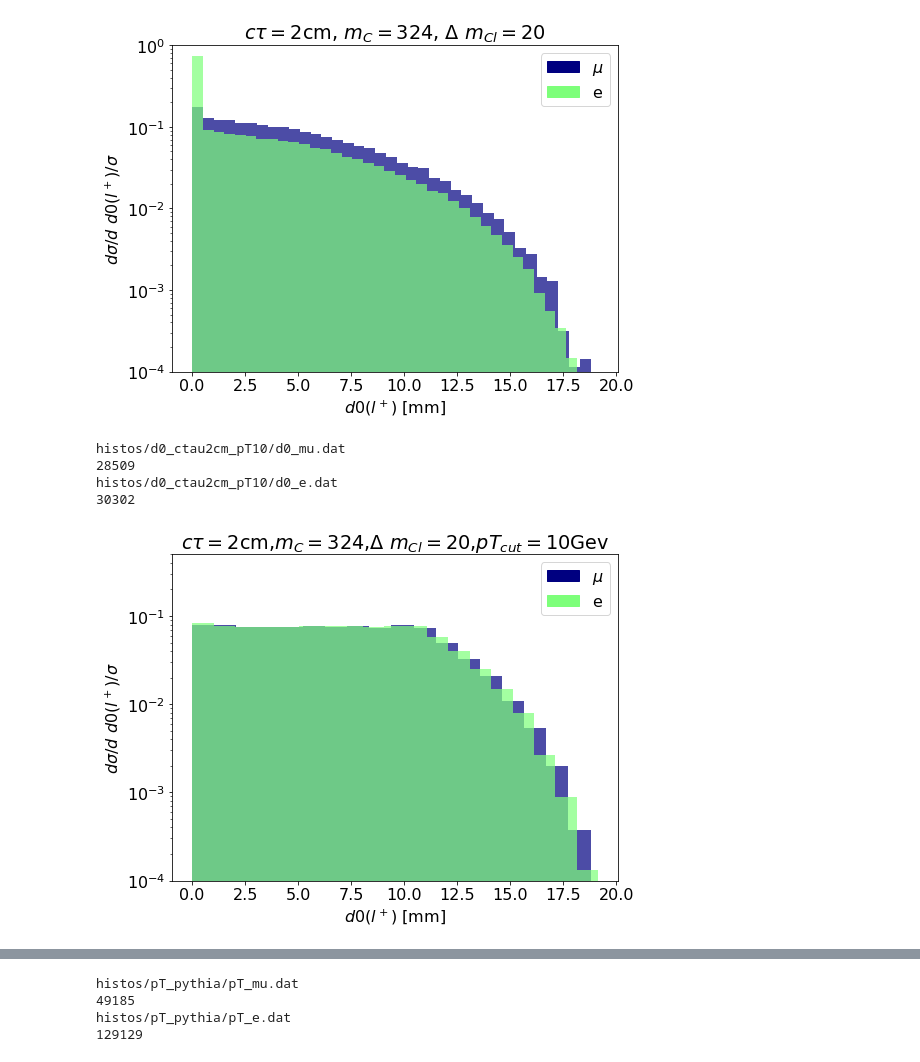
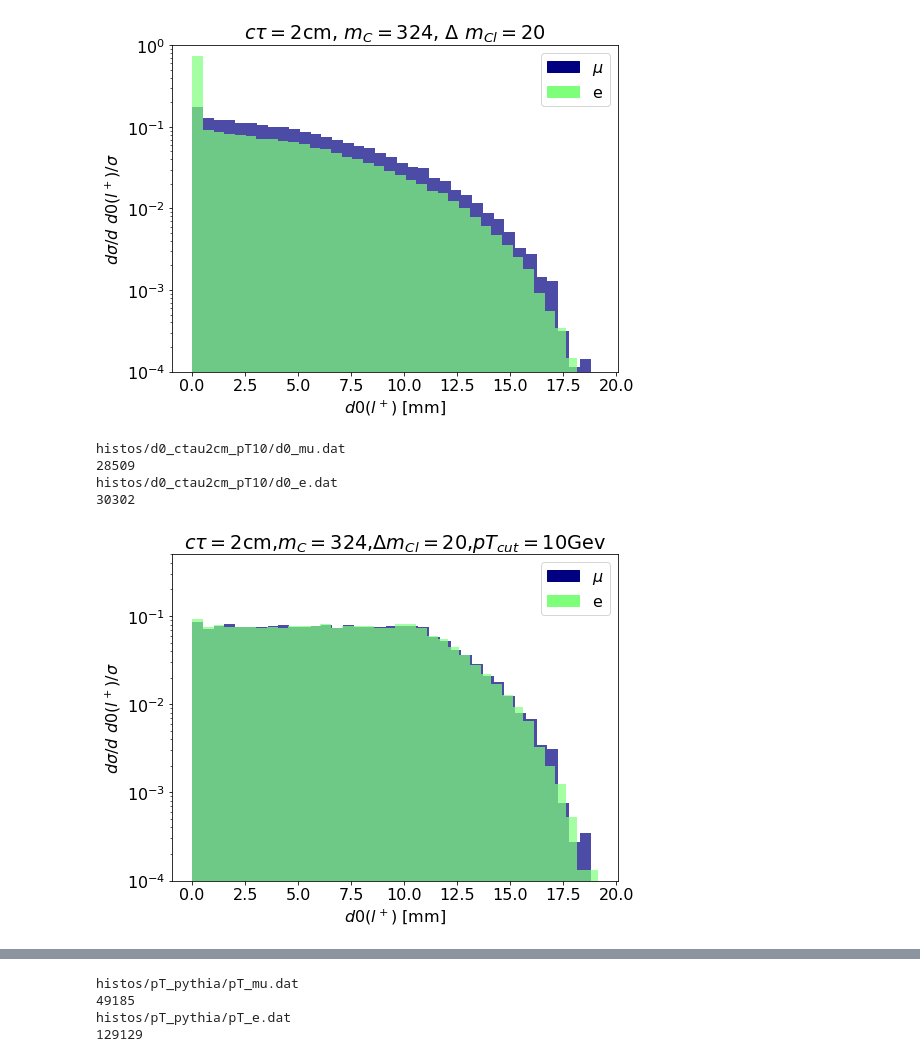
Before and after one commit to anasthesia/SoftLLP, a Jupyter notebook: kinematics/plot_histos.ipynb, the cells around one changed output, grey strips where cells are left out. Saved outputs shown, nothing was run; the diff lists cells and outputs as text; code cells hidden in the pictures.

```diff
--- a/kinematics/plot_histos.ipynb
+++ b/kinematics/plot_histos.ipynb
@@ -237,32 +299,33 @@ histos/d0_ctau2cm/d0_e.dat
 # %%
 #d0(l)
 
 plt.figure(figsize=(8, 6))
 
-histosFromFiles('histos/d0_ctau2cm_pT10',1,True)
+histosFromFiles('histos/d0_ctau2cm_pT10',0.5,True)
 
 
 #plt.xlim(0,100)
 plt.ylim(10**(-4),0.5)
+#plt.xscale("log")
 plt.yscale("log")
 
-plt.title("$c\\tau=2$cm,$m_C=324$,$\\Delta\ m_{Cl}=20$,$pT_{cut}=10$Gev")
+plt.title("$c\\tau=2$cm,$m_C=324$,$\\Delta m_{Cl}=20$,$pT_{cut}=10$Gev")
 plt.xlabel('$d0(l^+)$ [mm]')
 plt.ylabel('$d\\sigma/d\ d0(l^+)/\\sigma$')
 
 
 patch1 = mpatches.Patch(color=usedcolors[0], label='$\mu$')
 patch2 = mpatches.Patch(color=usedcolors[1], label='e')
 
 plt.legend(handles=[patch1, patch2],loc='upper right')
 
 plt.savefig('d0(l)_ctau2cm_pTcut.png')
 # %% [output]
 histos/d0_ctau2cm_pT10/d0_mu.dat
 28509
 histos/d0_ctau2cm_pT10/d0_e.dat
 30302
-[figure, old version]
+[figure, new version]
 # %%
 #ctau(chil)
 
```
Also changed, not shown: parts of 6 cells of this notebook, 2 other files.
